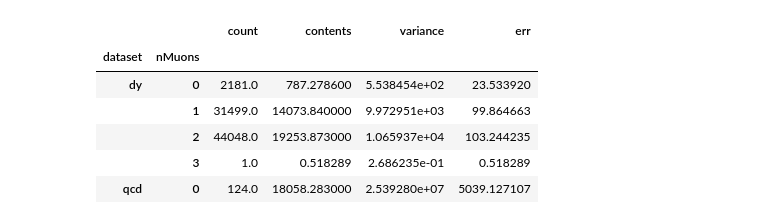
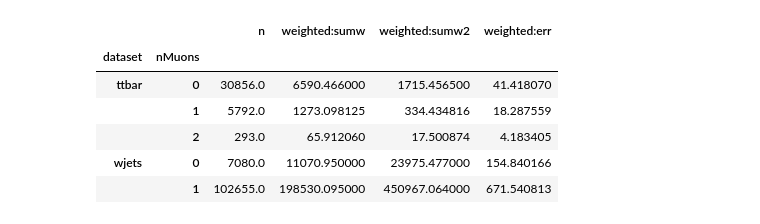
Before and after one commit to FAST-HEP/FAST_cms_public_tutorial, a Jupyter notebook: plot_results.ipynb, the cells around one changed output. Drawn from its saved outputs; the diff is of its cells as text; code cells hidden in the pictures.

```diff
--- a/plot_results.ipynb
+++ b/plot_results.ipynb
@@ -71,5 +86,4 @@ qcd         0       124.0     18058.283    25392802.0
 # %%
-filename = "carpenter/output/tbl_dataset.nMuons--weighted.csv"
-df = read_binned_df(filename)
-df.head(10)
+muons = read_binned_df("example_outputs/tbl_dataset.nMuons.nIsoMuons--weighted.csv")
+muons.head(10)
 # %% [output]
@@ -104,0 +104,3 @@ df.head(10)
+# %%
+muons_1d = muons.groupby(level=("dataset", "nMuons")).sum()
+muons_1d.head(8)
@@ -105,4 +118,4 @@ df.head(10)
 # %%
-df2 = calculate_error(df, inplace=False)
-df2.head(8)
+muons_1d = calculate_error(muons_1d, inplace=False)
+muons_1d.head(8)
 # %% [output]
@@ -128,0 +199,3 @@ data
+# %%
+mu_data, mu_sims = split_data_sims(muons_1d)
+mu_data
@@ -129,10 +209,10 @@ data
 # %%
-sims.head()
+mu_sims.head()
 # %% [output]
-|  |  | count | contents | variance | err |
+|  |  | n | weighted:sumw | weighted:sumw2 | weighted:err |
 | dataset | nMuons |  |  |  |  |
-| dy | 0 | 2181.0 | 787.278600 | 5.538454e+02 | 23.533920 |
-|  | 1 | 31499.0 | 14073.840000 | 9.972951e+03 | 99.864663 |
-|  | 2 | 44048.0 | 19253.873000 | 1.065937e+04 | 103.244235 |
-|  | 3 | 1.0 | 0.518289 | 2.686235e-01 | 0.518289 |
-| qcd | 0 | 124.0 | 18058.283000 | 2.539280e+07 | 5039.127107 |
+| ttbar | 0 | 30856.0 | 6590.466000 | 1715.456500 | 41.418070 |
+|  | 1 | 5792.0 | 1273.098125 | 334.434816 | 18.287559 |
+|  | 2 | 293.0 | 65.912060 | 17.500874 | 4.183405 |
+| wjets | 0 | 7080.0 | 11070.950000 | 23975.477000 | 154.840166 |
+|  | 1 | 102655.0 | 198530.095000 | 450967.064000 | 671.540813 |
```
Also changed, not shown: parts of 21 cells of this notebook, 2 other files.
